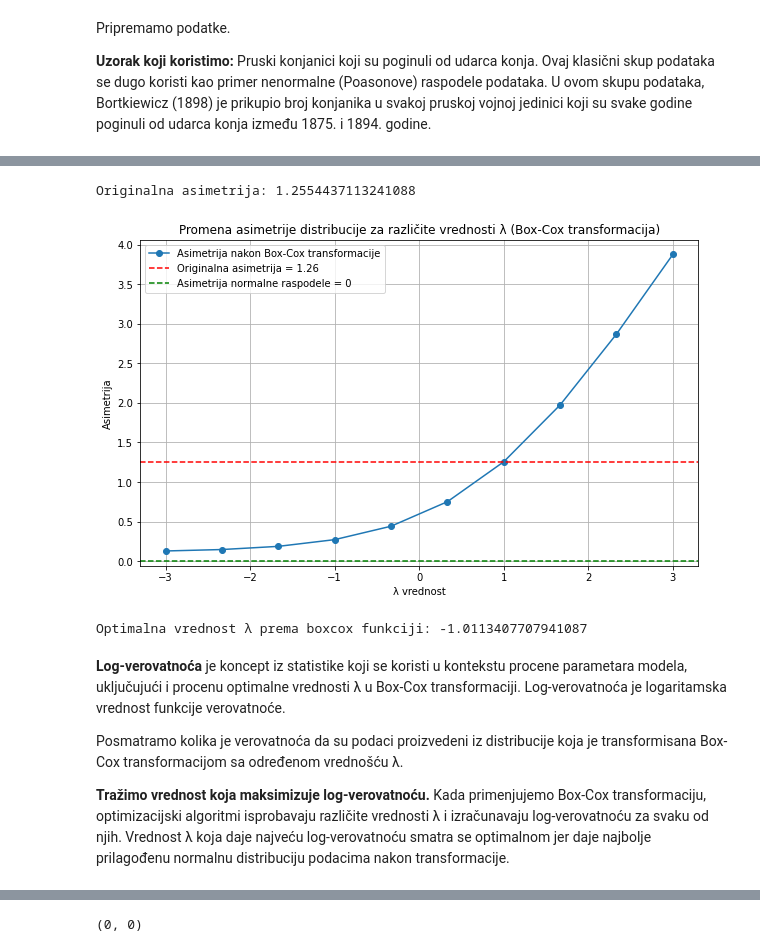
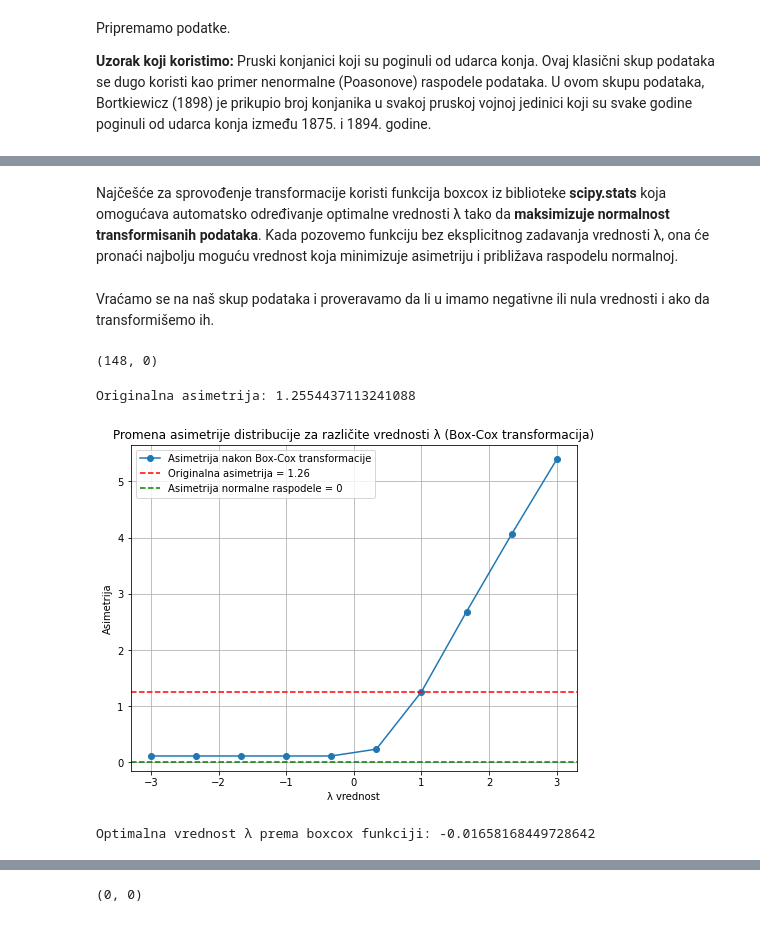
Before and after one commit to Sara18022/PowerTransformations, a Jupyter notebook: 02_box-cox.ipynb, the cells around one changed output, grey strips where cells are left out. Cells and saved outputs as stored; diff of their text form; code cells hidden in the pictures.

```diff
--- a/02_box-cox.ipynb
+++ b/02_box-cox.ipynb
@@ -90,48 +80,53 @@ count_zero, count_negative
+# %% [markdown]
+Najčešće za sprovođenje transformacije koristi funkcija boxcox iz biblioteke **scipy.stats** koja omogućava automatsko određivanje optimalne vrednosti λ tako da **maksimizuje normalnost transformisanih podataka**. Kada pozovemo funkciju bez eksplicitnog zadavanja vrednosti λ, ona će pronaći najbolju moguću vrednost koja minimizuje asimetriju i približava raspodelu normalnoj.
+# %% [markdown]
+Vraćamo se na naš skup podataka i proveravamo da li u imamo negativne ili nula vrednosti i ako da transformišemo ih.
+# %%
+total = melted_data['Kicks']
+count_zero = len(melted_data[total == 0])
+count_negative = len(melted_data[total < 0])
+
+count_zero, count_negative
+# %% [output]
+(148, 0)
 # %%
 # zelimo da uporedimo asimetrije podataka za različite vrednosti λ
 
 lambdas = np.linspace(-3, 3, 10)
 skews = []
 
-# dodajemo 1 zbog neophodnosti rada sa pozitivnim podacima
-positive_data = melted_data['Kicks'] + 1
+# dodajemo 1e-9 zbog neophodnosti rada sa pozitivnim podacima (u  našem skupu imamo 148 nula vrednosti)
+positive_data = melted_data['Kicks'] + 1e-9
 
 # Računamo asimetriju za svaku vrednost λ
 for lam in lambdas:
     if lam == 0.00:
         transformed_data = np.log(positive_data)
     else:
         transformed_data = boxcox(positive_data, lmbda=lam)
     skewness = skew(transformed_data)
     skews.append(skewness)
 
 # Originalna asimetrija (Skewness)
 original_skew = skew(positive_data)
 print('Originalna asimetrija: {}'.format(original_skew))
 
-# Prikaži rezultate na grafiku
-plt.figure(figsize=(10, 6))
+# Prikazujemo rezultate na grafiku
+plt.figure(figsize=(8, 6))
 plt.plot(lambdas, skews, marker='o', label='Asimetrija nakon Box-Cox transformacije')
 plt.axhline(y=original_skew, color='red', linestyle='--', label=f'Originalna asimetrija = {original_skew:.2f}')
 plt.axhline(y=0, color='green', linestyle='--', label='Asimetrija normalne raspodele = 0')
 plt.title('Promena asimetrije distribucije za različite vrednosti λ (Box-Cox transformacija)')
 plt.xlabel('λ vrednost')
 plt.ylabel('Asimetrija')
 plt.legend()
 plt.grid(True)
 plt.show()
 
 # Primeniti automatski odabranu optimalnu vrednost λ
 optimal_transformed_data, optimal_lambda = boxcox(positive_data)
 print(f'Optimalna vrednost λ prema boxcox funkciji: {optimal_lambda}')
 # %% [output]
 Originalna asimetrija: 1.2554437113241088
-[figure, old version]
+[figure, new version]
-Optimalna vrednost λ prema boxcox funkciji: -1.0113407707941087
+Optimalna vrednost λ prema boxcox funkciji: -0.01658168449728642
-# %% [markdown]
-**Log-verovatnoća** je koncept iz statistike koji se koristi u kontekstu procene parametara modela, uključujući i procenu optimalne vrednosti λ u Box-Cox transformaciji. Log-verovatnoća je logaritamska vrednost funkcije verovatnoće.
-
-Posmatramo kolika je verovatnoća da su podaci proizvedeni iz distribucije koja je transformisana Box-Cox transformacijom sa određenom vrednošću λ.
-
-**Tražimo vrednost koja maksimizuje log-verovatnoću.**
-Kada primenjujemo Box-Cox transformaciju, optimizacijski algoritmi isprobavaju različite vrednosti λ i izračunavaju log-verovatnoću za svaku od njih. Vrednost λ koja daje najveću log-verovatnoću smatra se optimalnom jer daje najbolje prilagođenu normalnu distribuciju podacima nakon transformacije.
```
Also changed, not shown: parts of 33 cells of this notebook, 1 other file.
